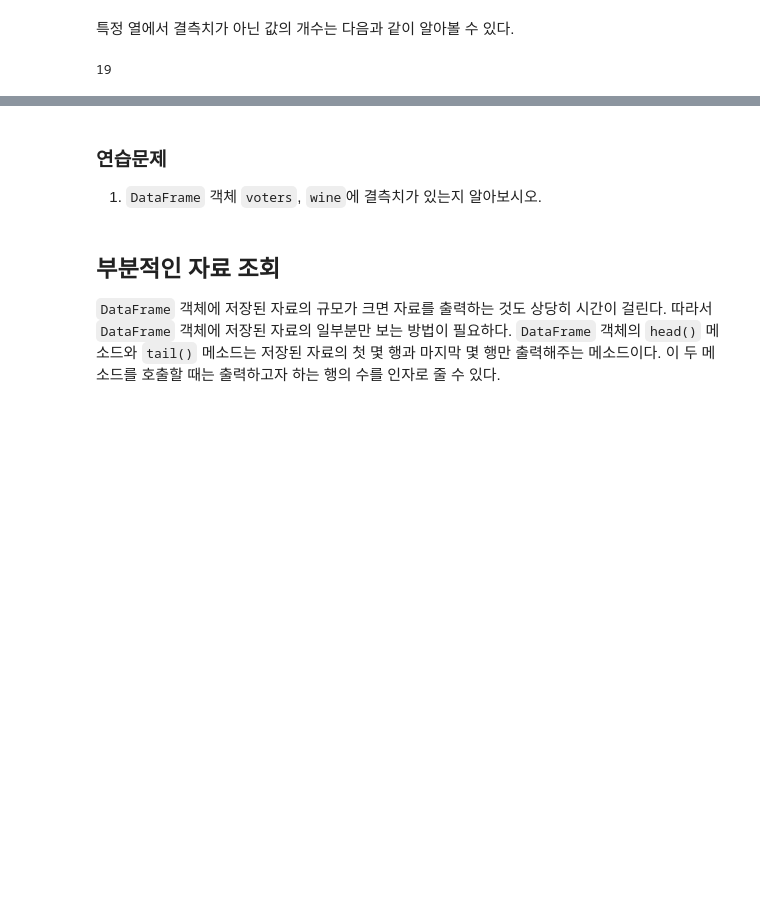
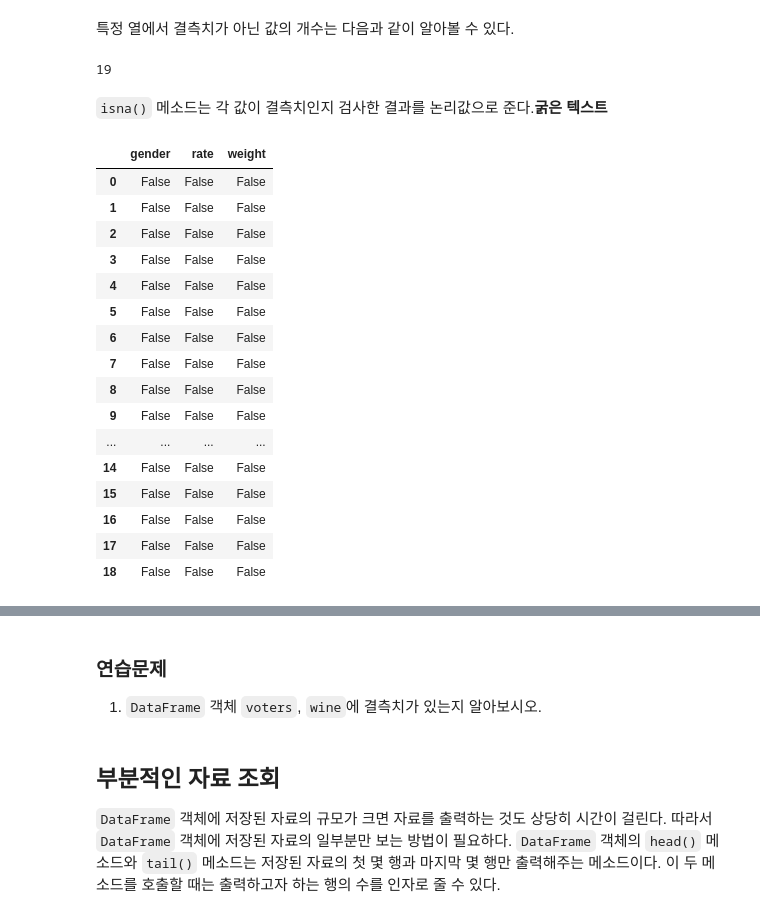
Before and after one commit to joongyang/Python-for-Raw-Beginners, a Jupyter notebook: 26_자료분석.ipynb, the cells around one changed output, grey strips where cells are left out. Saved outputs shown, nothing was run; the diff lists cells and outputs as text; code cells hidden in the pictures; blank space fills up the shorter version.

```diff
--- a/26_자료분석.ipynb
+++ b/26_자료분석.ipynb
@@ -171,3 +171,25 @@ dtype: int64
 meta.gender.count()
 # %% [output]
 19
+# %% [markdown]
+`isna()` 메소드는 각 값이 결측치인지 검사한 결과를 논리값으로 준다.**굵은 텍스트**
+# %%
+meta.isna()
+# %% [output]
+|  | gender | rate | weight |
+| 0 | False | False | False |
+| 1 | False | False | False |
+| 2 | False | False | False |
+| 3 | False | False | False |
+| 4 | False | False | False |
+| 5 | False | False | False |
+| 6 | False | False | False |
+| 7 | False | False | False |
+| 8 | False | False | False |
+| 9 | False | False | False |
+| ... | ... | ... | ... |
+| 14 | False | False | False |
+| 15 | False | False | False |
+| 16 | False | False | False |
+| 17 | False | False | False |
+| 18 | False | False | False |
```
Also changed, not shown: parts of 54 cells of this notebook.
